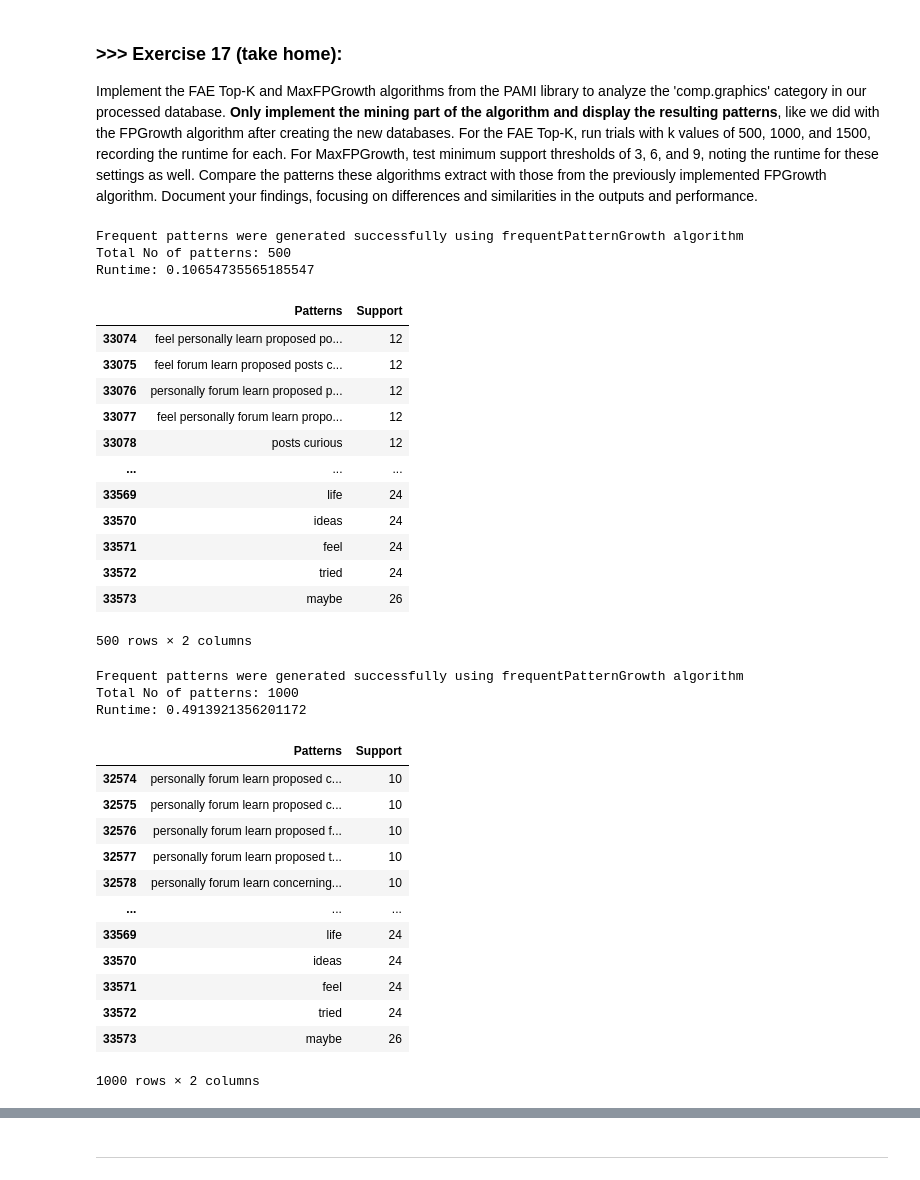
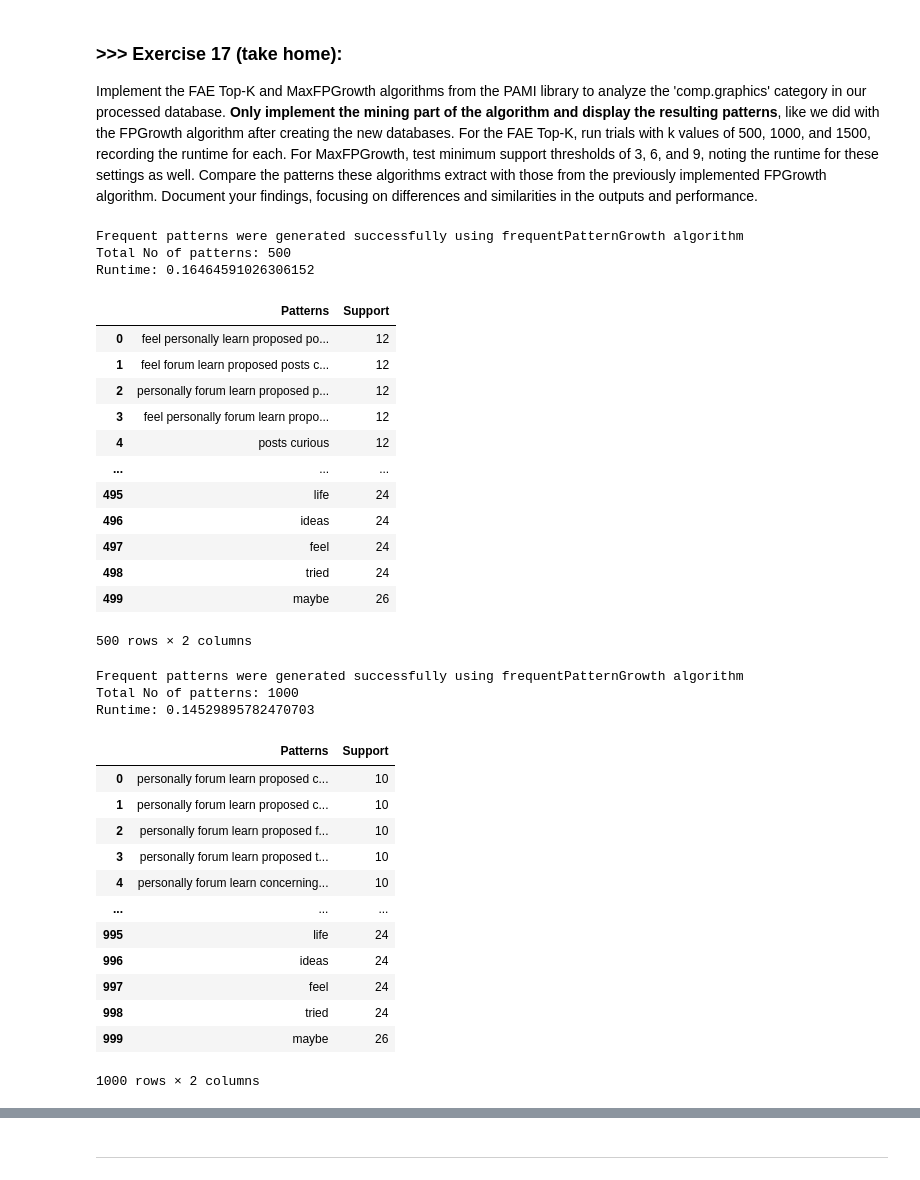
Before and after one commit to wildhero39/DM2024-Lab1-Master, a Jupyter notebook: DM2024-Lab1-Master-Copy.ipynb, the cells around one changed output, grey strips where cells are left out. Saved outputs shown, nothing was run; the diff lists cells and outputs as text; code cells hidden in the pictures.

```diff
--- a/DM2024-Lab1-Master-Copy.ipynb
+++ b/DM2024-Lab1-Master-Copy.ipynb
@@ -1649,31 +1649,32 @@ Implement the FAE Top-K and MaxFPGrowth algorithms from the PAMI library to anal
 # %%
 # Answer Here
 from PAMI.frequentPattern.basic import FPGrowth as alg
 minSup=9
 obj3 = alg.FPGrowth(iFile='td_freq_db_comp_graphics.csv', minSup=minSup)
 obj3.mine()
 frequentPatternsDF_comp_graphics= obj3.getPatternsAsDataFrame()
 frequentPatternsDF_comp_graphics= frequentPatternsDF_comp_graphics.tail(500) #limit to the top 500
+frequentPatternsDF_comp_graphics= frequentPatternsDF_comp_graphics.reset_index(drop=True) #reset the index
 print('Total No of patterns: ' + str(len(frequentPatternsDF_comp_graphics))) #print the total number of patterns
 print('Runtime: ' + str(obj3.getRuntime())) #measure the runtime
 
 frequentPatternsDF_comp_graphics
 # %% [output]
 Frequent patterns were generated successfully using frequentPatternGrowth algorithm
 Total No of patterns: 500
-Runtime: 0.10654735565185547
+Runtime: 0.16464591026306152
 |  | Patterns | Support |
-| 33074 | feel personally learn proposed po... | 12 |
-| 33075 | feel forum learn proposed posts c... | 12 |
-| 33076 | personally forum learn proposed p... | 12 |
-| 33077 | feel personally forum learn propo... | 12 |
-| 33078 | posts curious | 12 |
+| 0 | feel personally learn proposed po... | 12 |
+| 1 | feel forum learn proposed posts c... | 12 |
+| 2 | personally forum learn proposed p... | 12 |
+| 3 | feel personally forum learn propo... | 12 |
+| 4 | posts curious | 12 |
 | ... | ... | ... |
-| 33569 | life | 24 |
-| 33570 | ideas | 24 |
-| 33571 | feel | 24 |
-| 33572 | tried | 24 |
-| 33573 | maybe | 26 |
+| 495 | life | 24 |
+| 496 | ideas | 24 |
+| 497 | feel | 24 |
+| 498 | tried | 24 |
+| 499 | maybe | 26 |
 500 rows × 2 columns
 # %%
 from PAMI.frequentPattern.basic import FPGrowth as alg
@@ -1682,6 +1683,7 @@ obj3 = alg.FPGrowth(iFile='td_freq_db_comp_graphics.csv', minSup=minSup)
 obj3.mine()
 frequentPatternsDF_comp_graphics= obj3.getPatternsAsDataFrame()
 frequentPatternsDF_comp_graphics= frequentPatternsDF_comp_graphics.tail(1000) #limit to the top 1000
+frequentPatternsDF_comp_graphics= frequentPatternsDF_comp_graphics.reset_index(drop=True) #reset the index
 print('Total No of patterns: ' + str(len(frequentPatternsDF_comp_graphics))) #print the total number of patterns
 print('Runtime: ' + str(obj3.getRuntime())) #measure the runtime
 
@@ -1689,19 +1691,19 @@ frequentPatternsDF_comp_graphics
 # %% [output]
 Frequent patterns were generated successfully using frequentPatternGrowth algorithm
 Total No of patterns: 1000
-Runtime: 0.4913921356201172
+Runtime: 0.14529895782470703
 |  | Patterns | Support |
-| 32574 | personally forum learn proposed c... | 10 |
-| 32575 | personally forum learn proposed c... | 10 |
-| 32576 | personally forum learn proposed f... | 10 |
-| 32577 | personally forum learn proposed t... | 10 |
-| 32578 | personally forum learn concerning... | 10 |
+| 0 | personally forum learn proposed c... | 10 |
+| 1 | personally forum learn proposed c... | 10 |
+| 2 | personally forum learn proposed f... | 10 |
+| 3 | personally forum learn proposed t... | 10 |
+| 4 | personally forum learn concerning... | 10 |
 | ... | ... | ... |
-| 33569 | life | 24 |
-| 33570 | ideas | 24 |
-| 33571 | feel | 24 |
-| 33572 | tried | 24 |
-| 33573 | maybe | 26 |
+| 995 | life | 24 |
+| 996 | ideas | 24 |
+| 997 | feel | 24 |
+| 998 | tried | 24 |
+| 999 | maybe | 26 |
 1000 rows × 2 columns
 # %%
 from PAMI.frequentPattern.basic import FPGrowth as alg
```
Also changed, not shown: parts of 7 cells of this notebook.
